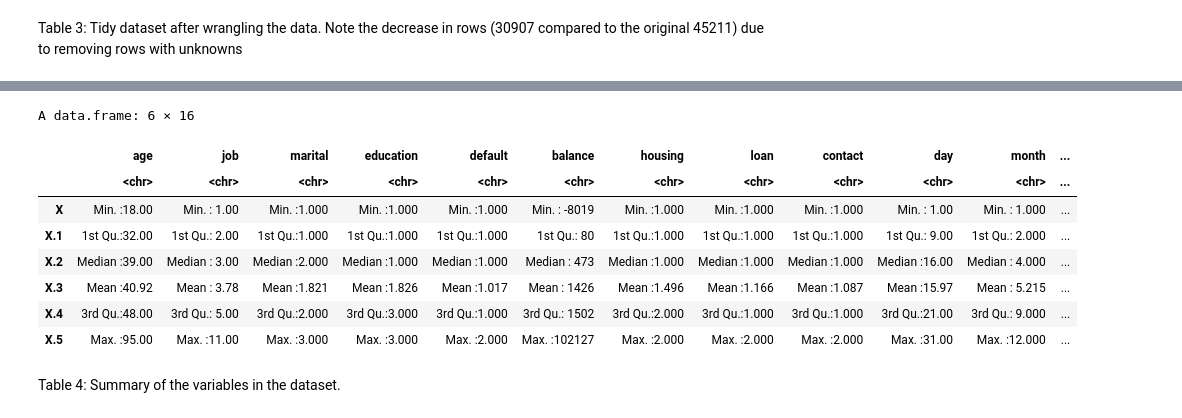
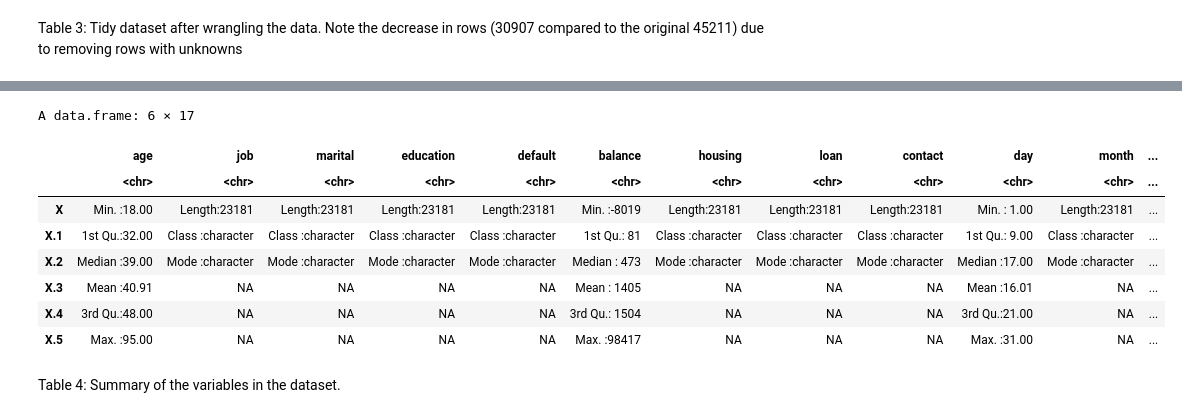
Before and after one commit to ArmaanKara/DSCI25Project, a Jupyter notebook: Final_Project.ipynb, the cells around one changed output, grey strips where cells are left out. Cells and saved outputs as stored; diff of their text form; code cells hidden in the pictures.

```diff
--- a/Final_Project.ipynb
+++ b/Final_Project.ipynb
@@ -188,16 +223,16 @@ Table 3: Tidy dataset after wrangling the data. Note the decrease in rows (30907
 # %%
-df2_summary <- data.frame(unclass(summary(bank_data_nums)), check.names = FALSE, stringsAsFactors = FALSE)
+df2_summary <- data.frame(unclass(summary(bank_train)), check.names = FALSE, stringsAsFactors = FALSE)
 df2_summary
 # %% [output]
-A data.frame: 6 × 16
+A data.frame: 6 × 17
 |  | age | job | marital | education | default | balance | housing | loan | contact | day | month | ... |
 |  | <chr> | <chr> | <chr> | <chr> | <chr> | <chr> | <chr> | <chr> | <chr> | <chr> | <chr> | ... |
-| X | Min. :18.00 | Min. : 1.00 | Min. :1.000 | Min. :1.000 | Min. :1.000 | Min. : -8019 | Min. :1.000 | Min. :1.000 | Min. :1.000 | Min. : 1.00 | Min. : 1.000 | ... |
-| X.1 | 1st Qu.:32.00 | 1st Qu.: 2.00 | 1st Qu.:1.000 | 1st Qu.:1.000 | 1st Qu.:1.000 | 1st Qu.: 80 | 1st Qu.:1.000 | 1st Qu.:1.000 | 1st Qu.:1.000 | 1st Qu.: 9.00 | 1st Qu.: 2.000 | ... |
-| X.2 | Median :39.00 | Median : 3.00 | Median :2.000 | Median :1.000 | Median :1.000 | Median : 473 | Median :1.000 | Median :1.000 | Median :1.000 | Median :16.00 | Median : 4.000 | ... |
-| X.3 | Mean :40.92 | Mean : 3.78 | Mean :1.821 | Mean :1.826 | Mean :1.017 | Mean : 1426 | Mean :1.496 | Mean :1.166 | Mean :1.087 | Mean :15.97 | Mean : 5.215 | ... |
-| X.4 | 3rd Qu.:48.00 | 3rd Qu.: 5.00 | 3rd Qu.:2.000 | 3rd Qu.:3.000 | 3rd Qu.:1.000 | 3rd Qu.: 1502 | 3rd Qu.:2.000 | 3rd Qu.:1.000 | 3rd Qu.:1.000 | 3rd Qu.:21.00 | 3rd Qu.: 9.000 | ... |
-| X.5 | Max. :95.00 | Max. :11.00 | Max. :3.000 | Max. :3.000 | Max. :2.000 | Max. :102127 | Max. :2.000 | Max. :2.000 | Max. :2.000 | Max. :31.00 | Max. :12.000 | ... |
+| X | Min. :18.00 | Length:23181 | Length:23181 | Length:23181 | Length:23181 | Min. :-8019 | Length:23181 | Length:23181 | Length:23181 | Min. : 1.00 | Length:23181 | ... |
+| X.1 | 1st Qu.:32.00 | Class :character | Class :character | Class :character | Class :character | 1st Qu.: 81 | Class :character | Class :character | Class :character | 1st Qu.: 9.00 | Class :character | ... |
+| X.2 | Median :39.00 | Mode :character | Mode :character | Mode :character | Mode :character | Median : 473 | Mode :character | Mode :character | Mode :character | Median :17.00 | Mode :character | ... |
+| X.3 | Mean :40.91 | NA | NA | NA | NA | Mean : 1405 | NA | NA | NA | Mean :16.01 | NA | ... |
+| X.4 | 3rd Qu.:48.00 | NA | NA | NA | NA | 3rd Qu.: 1504 | NA | NA | NA | 3rd Qu.:21.00 | NA | ... |
+| X.5 | Max. :95.00 | NA | NA | NA | NA | Max. :98417 | NA | NA | NA | Max. :31.00 | NA | ... |
 # %% [markdown]
 Table 4: Summary of the variables in the dataset.
 # %% [markdown]
```
Also changed, not shown: parts of 28 cells of this notebook.
